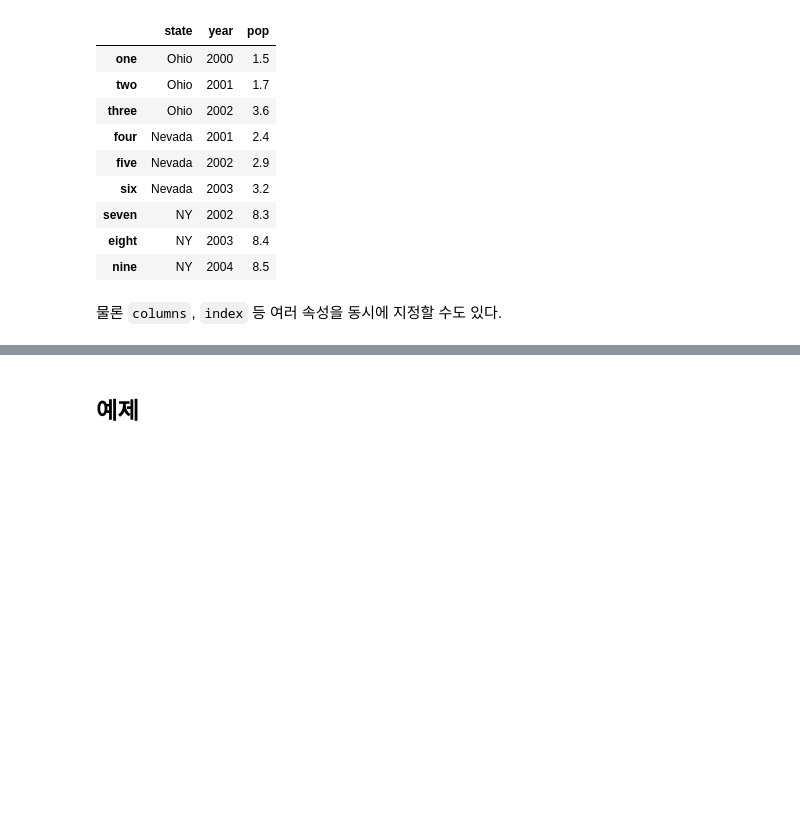
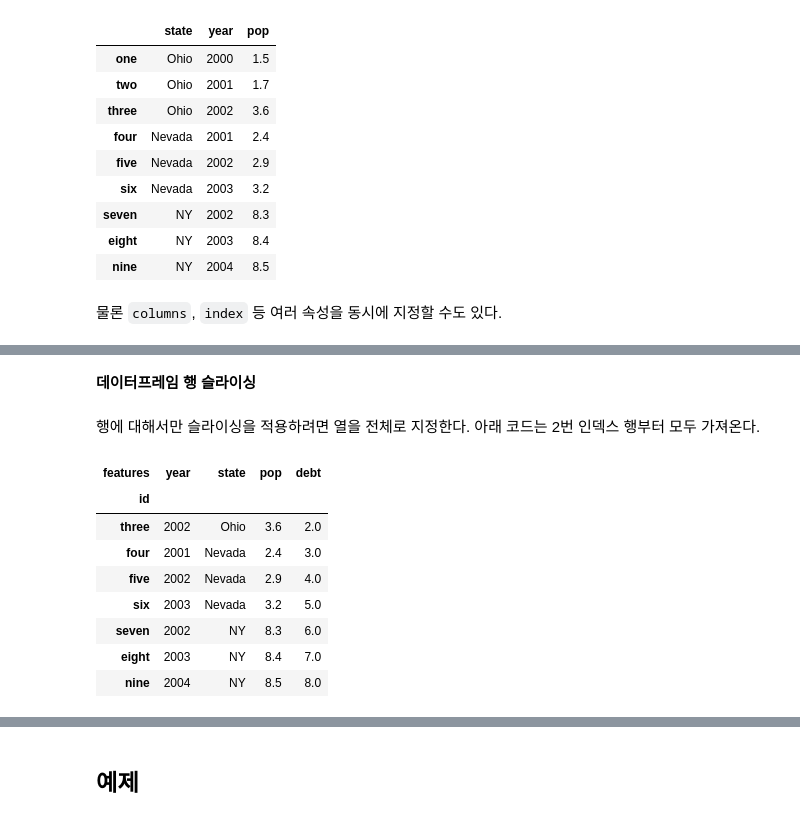
Before and after one commit to codingalzi/DataSci, a Jupyter notebook: _sources/series_dataframe.ipynb, the cells around one changed output, grey strips where cells are left out. Saved outputs shown, nothing was run; the diff lists cells and outputs as text; code cells hidden in the pictures; blank space fills up the shorter version.

```diff
--- a/_sources/series_dataframe.ipynb
+++ b/_sources/series_dataframe.ipynb
@@ -452,0 +699,17 @@ Index(['year', 'state', 'pop', 'debt'], dtype='object')
+# %% [markdown]
+**데이터프레임 행 슬라이싱**
+# %% [markdown]
+행에 대해서만 슬라이싱을 적용하려면 열을 전체로 지정한다.
+아래 코드는 2번 인덱스 행부터 모두 가져온다.
+# %%
+frame3.iloc[2:, :]
+# %% [output]
+| features | year | state | pop | debt |
+| id |  |  |  |  |
+| three | 2002 | Ohio | 3.6 | 2.0 |
+| four | 2001 | Nevada | 2.4 | 3.0 |
+| five | 2002 | Nevada | 2.9 | 4.0 |
+| six | 2003 | Nevada | 3.2 | 5.0 |
+| seven | 2002 | NY | 8.3 | 6.0 |
+| eight | 2003 | NY | 8.4 | 7.0 |
+| nine | 2004 | NY | 8.5 | 8.0 |
```
Also changed, not shown: parts of 230 cells of this notebook, 10 other files.
